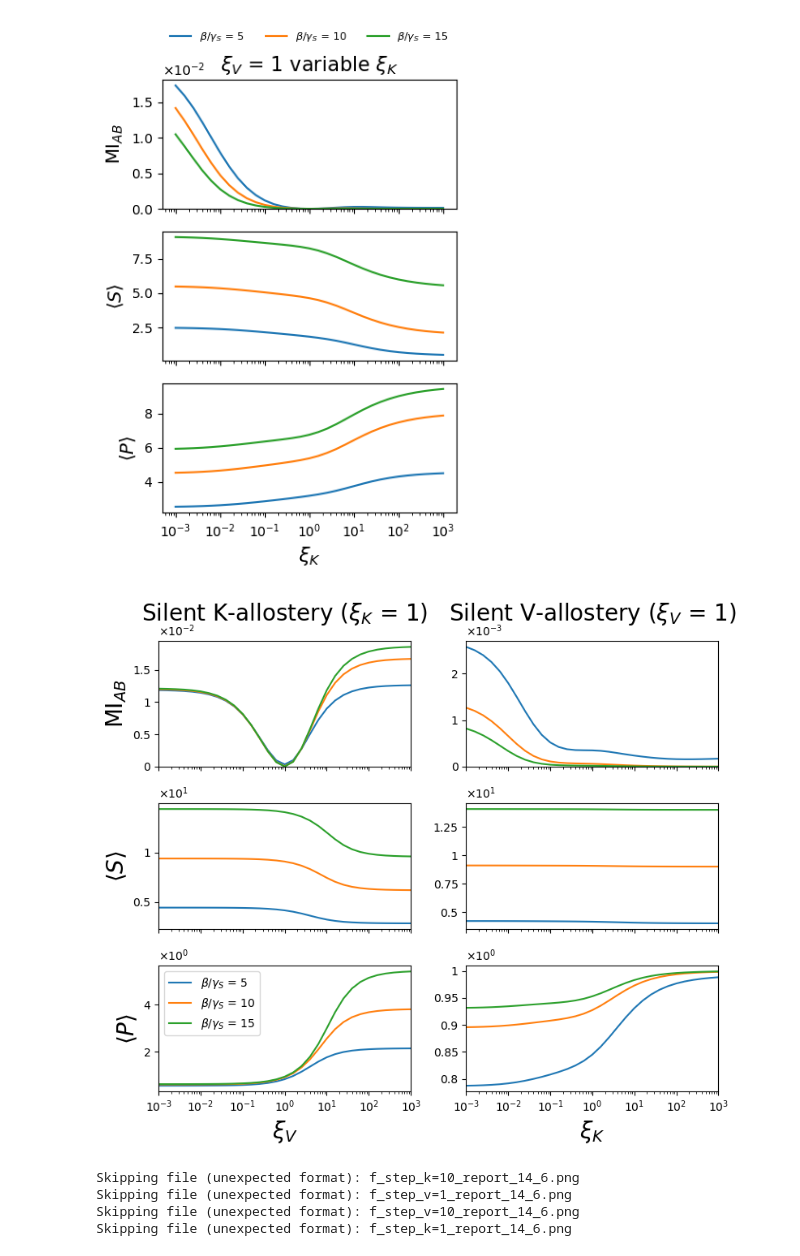
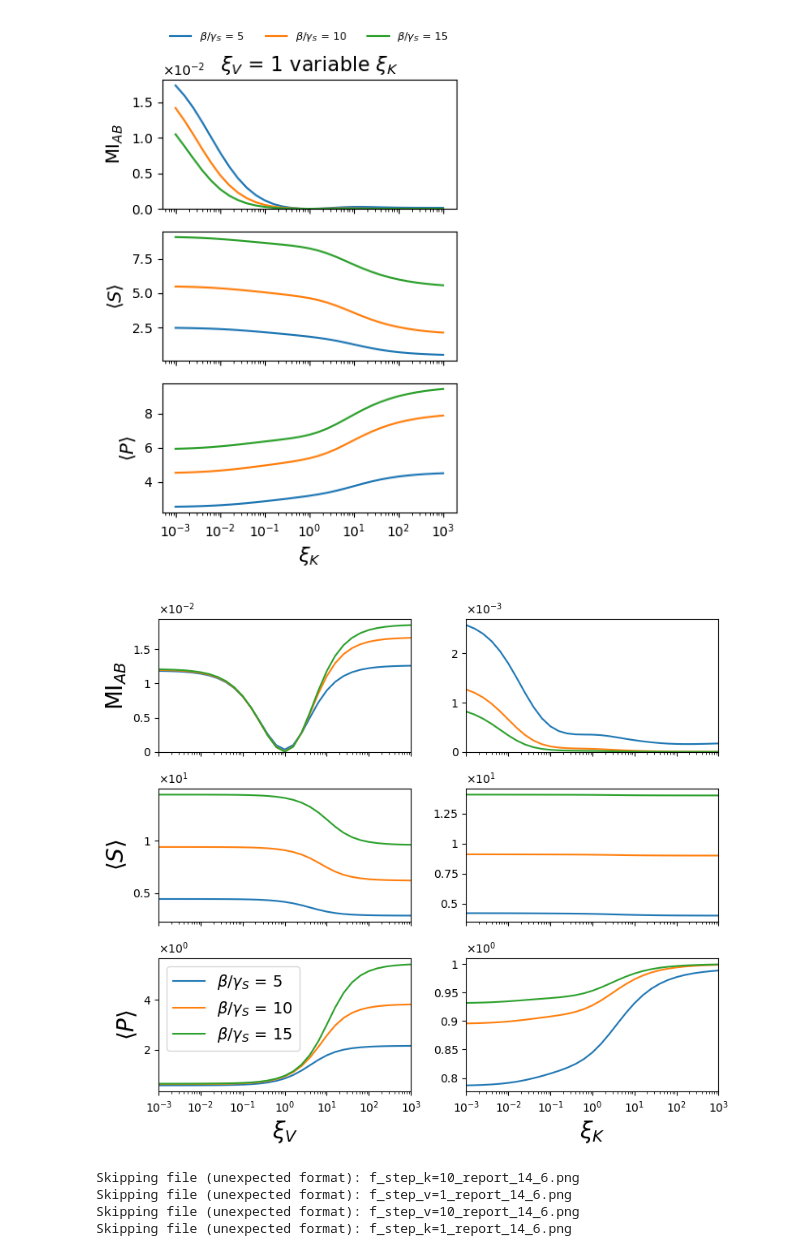
Before and after one commit to PessoaP/Allostery_model, a Jupyter notebook: figures.ipynb, the cells around one changed output. Drawn from its saved outputs; the diff is of its cells as text; code cells hidden in the pictures.

```diff
--- a/figures.ipynb
+++ b/figures.ipynb
@@ -37,7 +37,7 @@ for folder, ax in zip(folders, axs.flatten()):
             fontsize=12,
             va='top',
             ha='right',
-            bbox=dict(facecolor='white', alpha=0.6, edgecolor='none', pad=2)
+            bbox=dict(facecolor='white', alpha=0.75, edgecolor='0.8', linewidth=0.5, pad=2)
         )
     except:
         pass
@@ -60,7 +60,7 @@ fig.subplots_adjust(bottom=0.01)
 #axs[0,0].set_xlim(beta[0], 14)
 plt.tight_layout(rect=[0.07,0.05,0.98,0.98])
 
-plt.savefig('f2', dpi=900, bbox_inches='tight')
+plt.savefig('f2', dpi=1200, bbox_inches='tight')
 plt.show()
 # %% [output]
 1.0
@@ -247,9 +247,9 @@ for (folder, axi) in zip(folders[:2], axs.T):
     plot_variable(folder, axi)
 
 # Titles and x-labels
-axs[0, 0].set_title(r'Silent K-allostery ($\xi_K$ = 1)', fontsize=20, pad=18)
+#axs[0, 0].set_title(r'Silent K-allostery ($\xi_K$ = 1)', fontsize=20, pad=18)
 axs[-1, 0].set_xlabel(r'$\xi_V$', fontsize=20)
-axs[0, 1].set_title(r'Silent V-allostery ($\xi_V$ = 1)', fontsize=20, pad=18)
+#axs[0, 1].set_title(r'Silent V-allostery ($\xi_V$ = 1)', fontsize=20, pad=18)
 axs[-1, 1].set_xlabel(r'$\xi_K$', fontsize=20)
 
 # Y-labels on first column
@@ -274,36 +274,36 @@ for ax in axs.flatten():
         if exp == 0 and max_tick < 1 and max_tick > 0:
             exp -= 1
 
     factor = 10**exp
 
     # Rescale tick labels
     ticks = ax.get_yticks()  # get again in case they changed
     ax.set_yticklabels([f"{t / factor:g}" for t in ticks])
 
     # Put ×10^exp above the axis
     ax.text(
         0.0, 1.02,
         rf"$\times 10^{{{exp}}}$",
         transform=ax.transAxes,
         ha="left",
         va="bottom",
     )
 # axs[0,1].text(0.83, 1.03, rf"$\nu = 10 \gamma_S$", transform=axs[0,1].transAxes)
 # axs[0,0].text(0.85, 1.03, rf"$\nu = 1 \gamma_S$", transform=axs[0,0].transAxes)
 
 # for ax in axs[0][1:]:
 #     ymin, ymax = ax.get_ylim()
 #     ax.set_ylim(ymin,ymax/6)
 
 # Legend (currently just on top-right axis; can switch to fig.legend if you want global)
-axs[-1, 0].legend(*axs[0,0].get_legend_handles_labels())
+axs[-1, 0].legend(*axs[0,0].get_legend_handles_labels(),fontsize=14)
 #fig.legend(*axs[0,0].get_legend_handles_labels(),loc='lower center', bbox_to_anchor=(0.5, -0.03), ncol=3, frameon=False,fontsize=15)
 
 fig.subplots_adjust(bottom=0.12)
 plt.tight_layout()
-plt.savefig('f3.png', dpi=900, bbox_inches='tight')
+plt.savefig('f3.png', dpi=1200, bbox_inches='tight')
 # %% [output]
-[figure, old version]
+[figure, new version]
 # %%
 records = []
 
```
Also changed, not shown: parts of 8 cells of this notebook.
